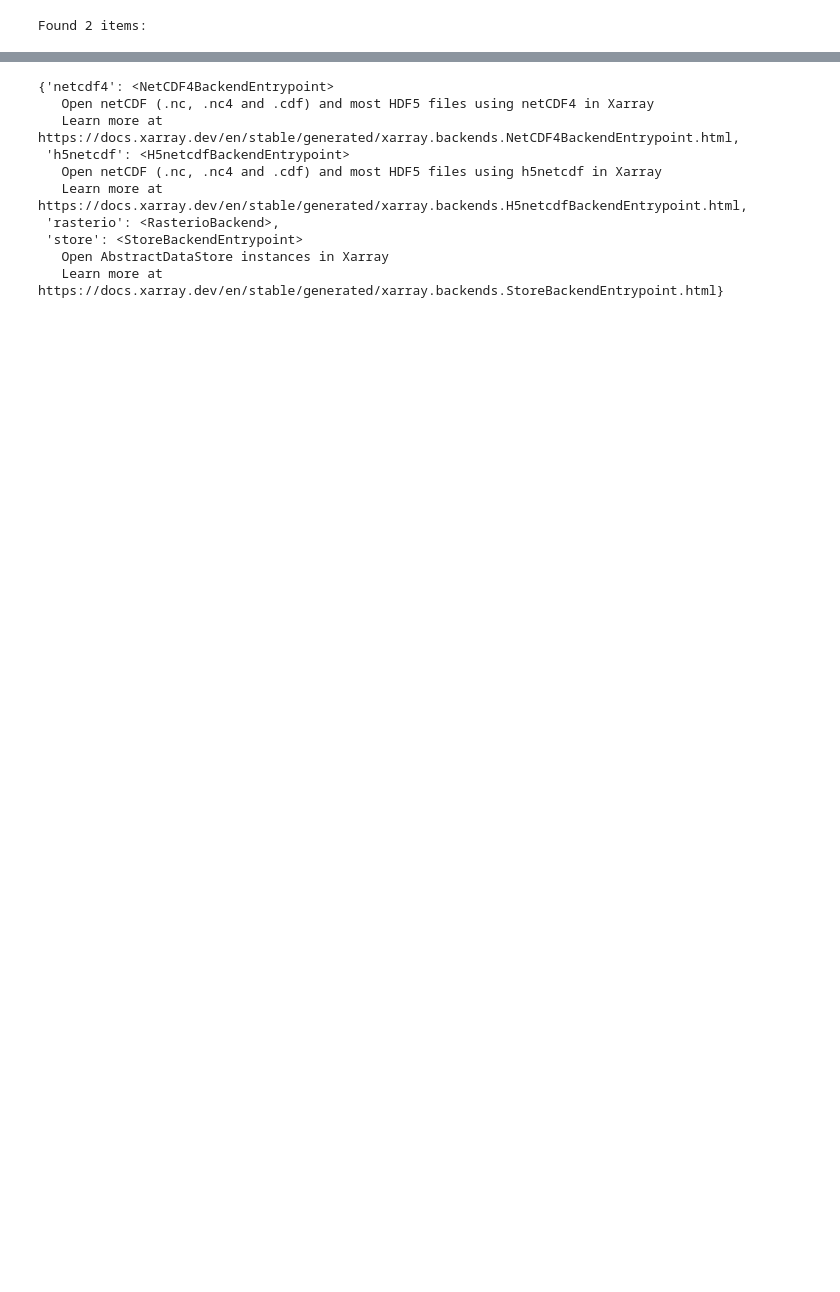
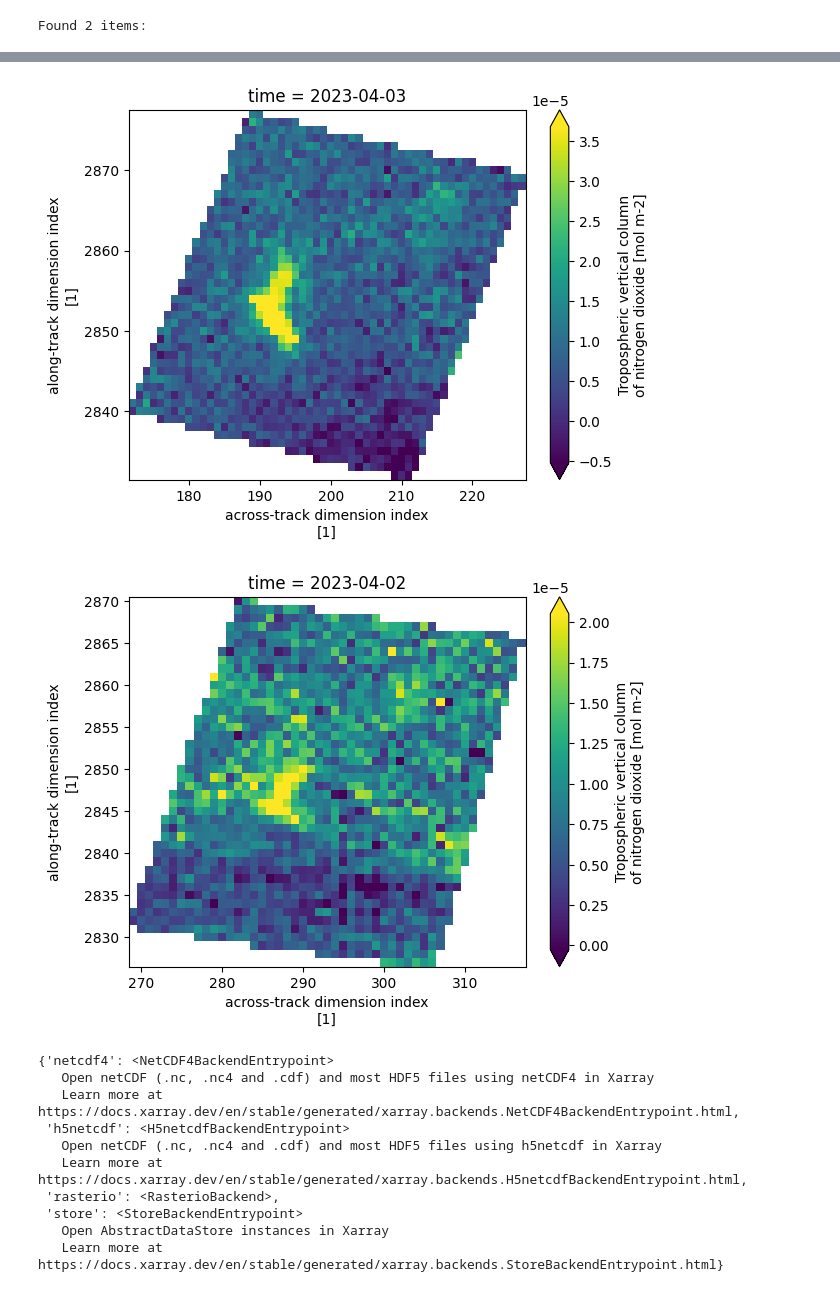
Before and after one commit to HannahNev/Planetary_Comp_2, a Jupyter notebook: Sent5p.ipynb, the cells around one changed output, grey strips where cells are left out. Drawn from its saved outputs; the diff is of its cells as text; code cells hidden in the pictures; blank space fills up the shorter version.

Commit message:
Updated STAC search

```diff
--- a/Sent5p.ipynb
+++ b/Sent5p.ipynb
@@ -64,0 +39,17 @@ Coordinates:
+# %%
+import h5netcdf
+import netCDF4
+
+items = list(search.get_items())
+item_collection = pystac.ItemCollection(items)
+signed_items= planetary_computer.sign_inplace(item_collection)
+file_paths = [fsspec.open(item.assets["no2"].href).open() for item in signed_items]
+
+
+
+data =[]
+for item in file_paths:
+    #signed = planetary_computer.sign_inplace(item)
+    #f = fsspec.open(signed.assets["no2"].href, expand=True).open()
+    ds = xr.open_dataset(item, group="PRODUCT", engine="h5netcdf")
+    data.append((generate_geographical_subset(ds, lat_min, lat_max, lon_min, lon_max)))
@@ -64,0 +76,10 @@ Coordinates:
+# %%
+for i in data:
+    varname = "nitrogendioxide_tropospheric_column"
+    data = i[varname][0, :, :]
+    vmin, vmax = np.nanpercentile(data, [1, 99])
+    data.plot(vmin=vmin, vmax=vmax, cmap="viridis")
+    plt.show()
+# %% [output]
+[figure, added]
+[figure, added]
```
Also changed, not shown: parts of 42 cells of this notebook.
